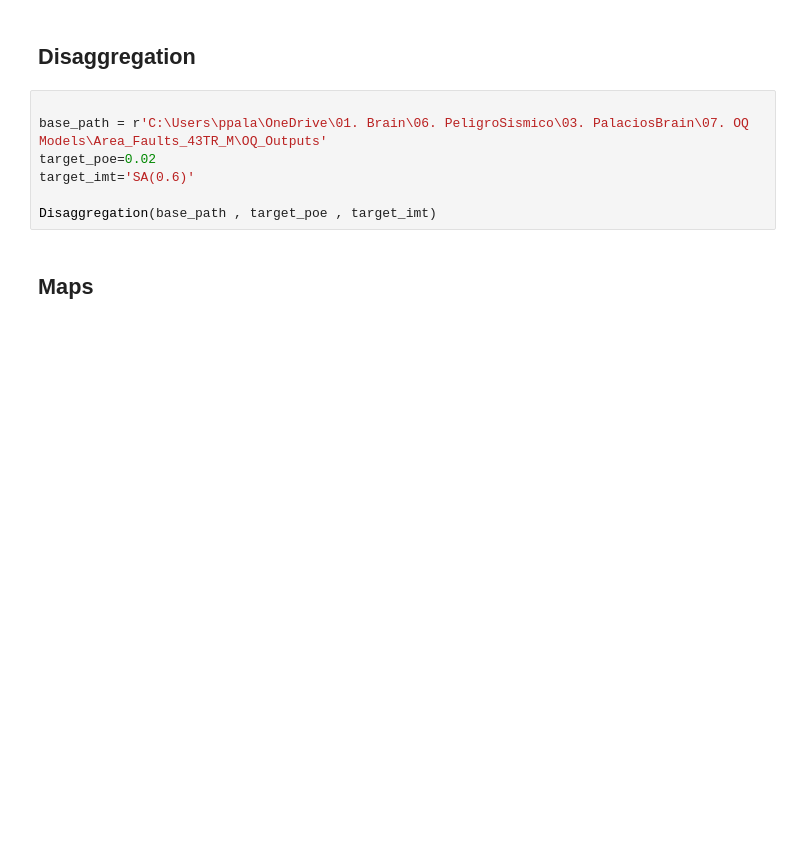
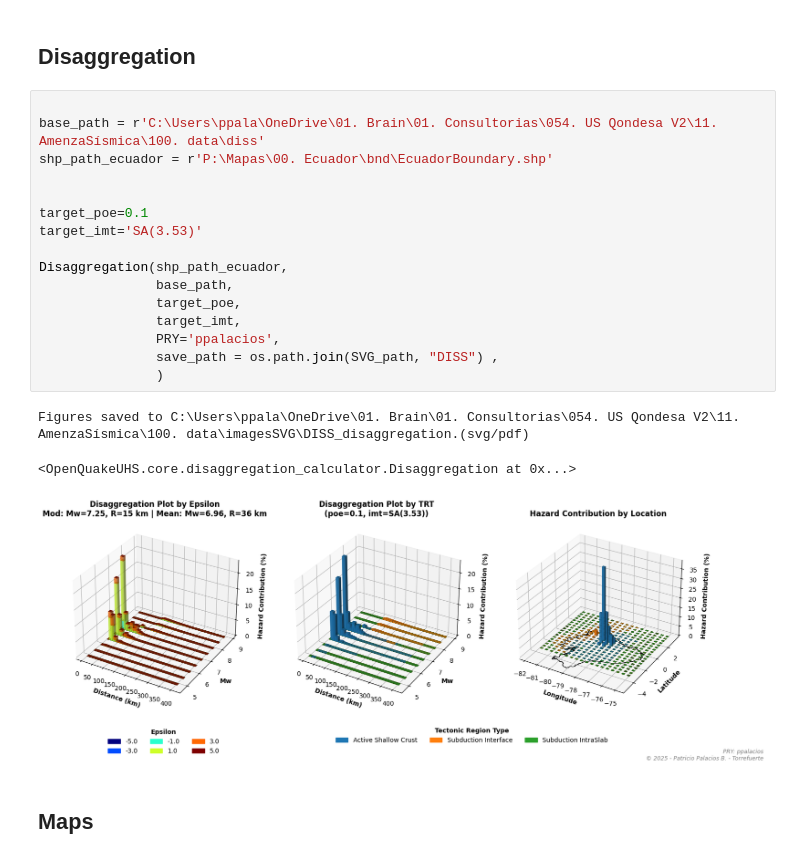
Before and after one commit to ppalacios92/OpenQuakeUHS, a Jupyter notebook: src/OpenQuakeUHS/examples/Main_Openqake_Hazard.ipynb, the cells around one changed output. Cells and saved outputs as stored; diff of their text form; blank space fills up the shorter version.

```diff
--- a/src/OpenQuakeUHS/examples/Main_Openqake_Hazard.ipynb
+++ b/src/OpenQuakeUHS/examples/Main_Openqake_Hazard.ipynb
@@ -70,11 +137,24 @@ plot_mean_and_rlz_hazard_curves(mean_files=mean_hc,
 ## Disaggregation
 # %%
 
-base_path = r'C:\Users\ppala\OneDrive\01. Brain\06. PeligroSismico\03. PalaciosBrain\07. OQ Models\Area_Faults_43TR_M\OQ_Outputs'
-target_poe=0.02
-target_imt='SA(0.6)'
+base_path = r'C:\Users\ppala\OneDrive\01. Brain\01. Consultorias\054. US Qondesa V2\11. AmenzaSísmica\100. data\diss'
+shp_path_ecuador = r'P:\Mapas\00. Ecuador\bnd\EcuadorBoundary.shp'
 
-Disaggregation(base_path , target_poe , target_imt)
+
+target_poe=0.1
+target_imt='SA(3.53)'
+
+Disaggregation(shp_path_ecuador,
+               base_path,
+               target_poe,
+               target_imt,
+               PRY='ppalacios',
+               save_path = os.path.join(SVG_path, "DISS") ,
+               )
+# %% [output]
+Figures saved to C:\Users\ppala\OneDrive\01. Brain\01. Consultorias\054. US Qondesa V2\11. AmenzaSísmica\100. data\imagesSVG\DISS_disaggregation.(svg/pdf)
+<OpenQuakeUHS.core.disaggregation_calculator.Disaggregation at 0x...>
+[figure, added]
 # %% [markdown]
 ## Maps
 # %%
```
Also changed, not shown: parts of 6 cells of this notebook, 2 other files.
